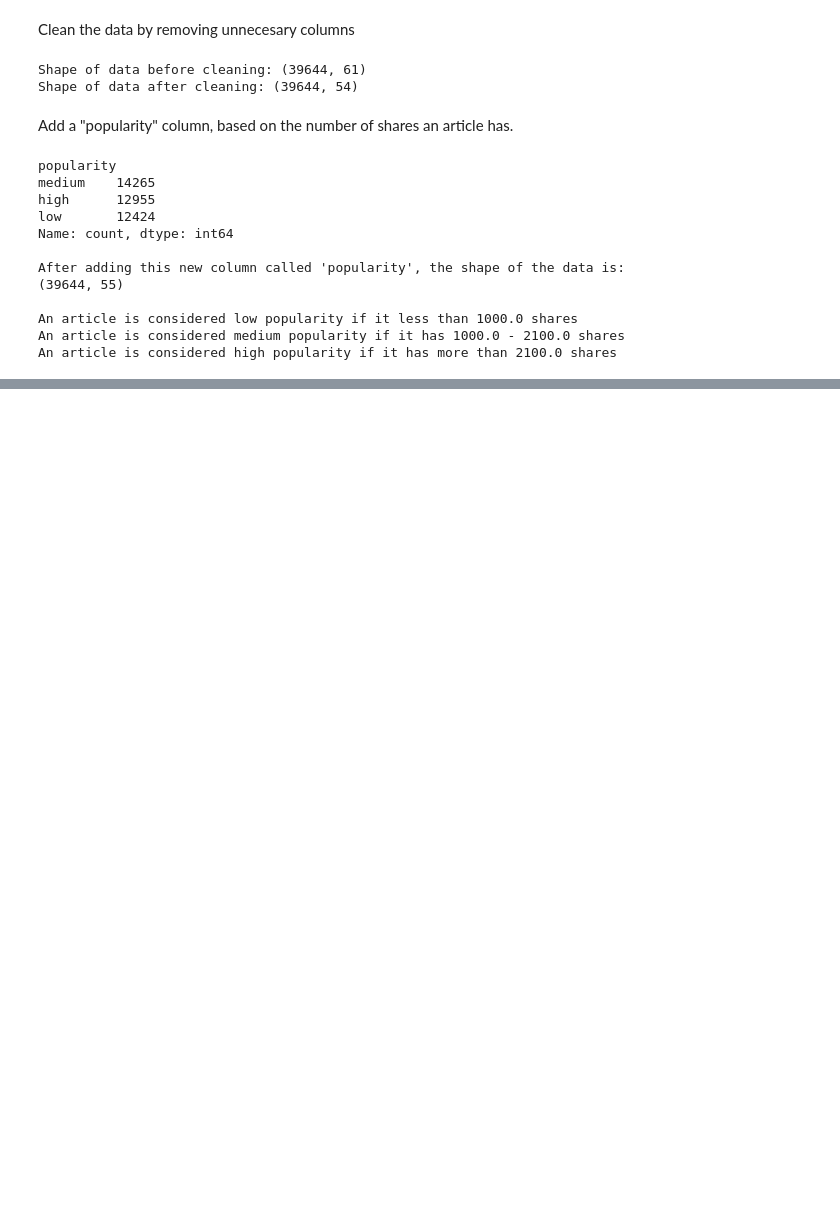
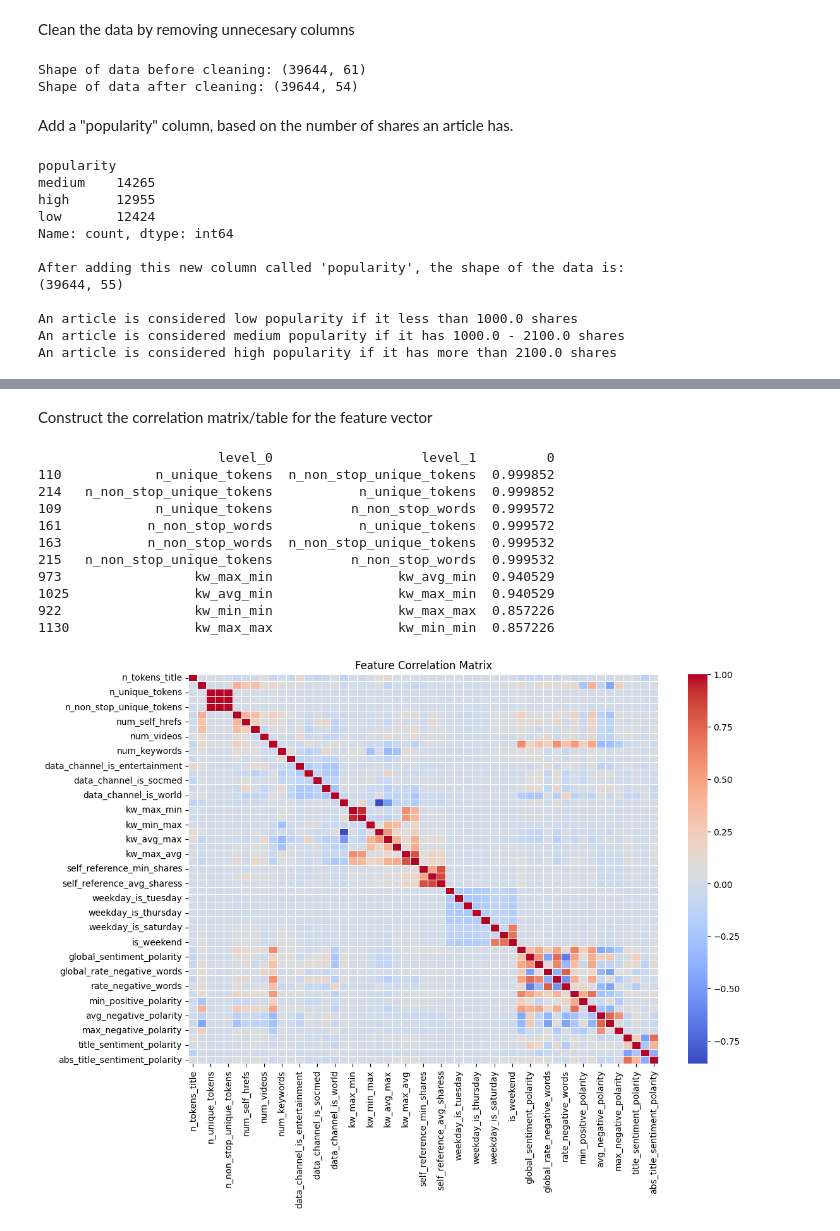
Before and after one commit to nishadelias/News_Popularity_Prediction, a Jupyter notebook: predictor.ipynb, the cells around one changed output, grey strips where cells are left out. Cells and saved outputs as stored; diff of their text form; code cells hidden in the pictures; blank space fills up the shorter version.

```diff
--- a/predictor.ipynb
+++ b/predictor.ipynb
@@ -94,0 +229,32 @@ Testing set shape: (9644, 55)
+# %% [markdown]
+Construct the correlation matrix/table for the feature vector
+# %%
+import seaborn as sns
+
+# Compute correlation matrix
+correlation_matrix = df_standardized.corr()
+
+# Identify highly correlated pairs
+high_corr_features = correlation_matrix.abs().stack().reset_index()
+high_corr_features = high_corr_features[high_corr_features["level_0"] != high_corr_features["level_1"]]
+high_corr_features = high_corr_features[high_corr_features[0] > 0.8].sort_values(by=0, ascending=False)
+
+print(high_corr_features.head(10))  # Top 10 most correlated feature pairs
+
+plt.figure(figsize=(12, 8))
+sns.heatmap(correlation_matrix, cmap="coolwarm", annot=False, linewidths=0.5)
+plt.title("Feature Correlation Matrix")
+plt.show()
+# %% [output]
+                       level_0                   level_1         0
+110            n_unique_tokens  n_non_stop_unique_tokens  0.999852
+214   n_non_stop_unique_tokens           n_unique_tokens  0.999852
+109            n_unique_tokens          n_non_stop_words  0.999572
+161           n_non_stop_words           n_unique_tokens  0.999572
+163           n_non_stop_words  n_non_stop_unique_tokens  0.999532
+215   n_non_stop_unique_tokens          n_non_stop_words  0.999532
+973                 kw_max_min                kw_avg_min  0.940529
+1025                kw_avg_min                kw_max_min  0.940529
+922                 kw_min_min                kw_max_max  0.857226
+1130                kw_max_max                kw_min_min  0.857226
+[figure, added]
```
Also changed, not shown: parts of 10 cells of this notebook, 1 other file.
